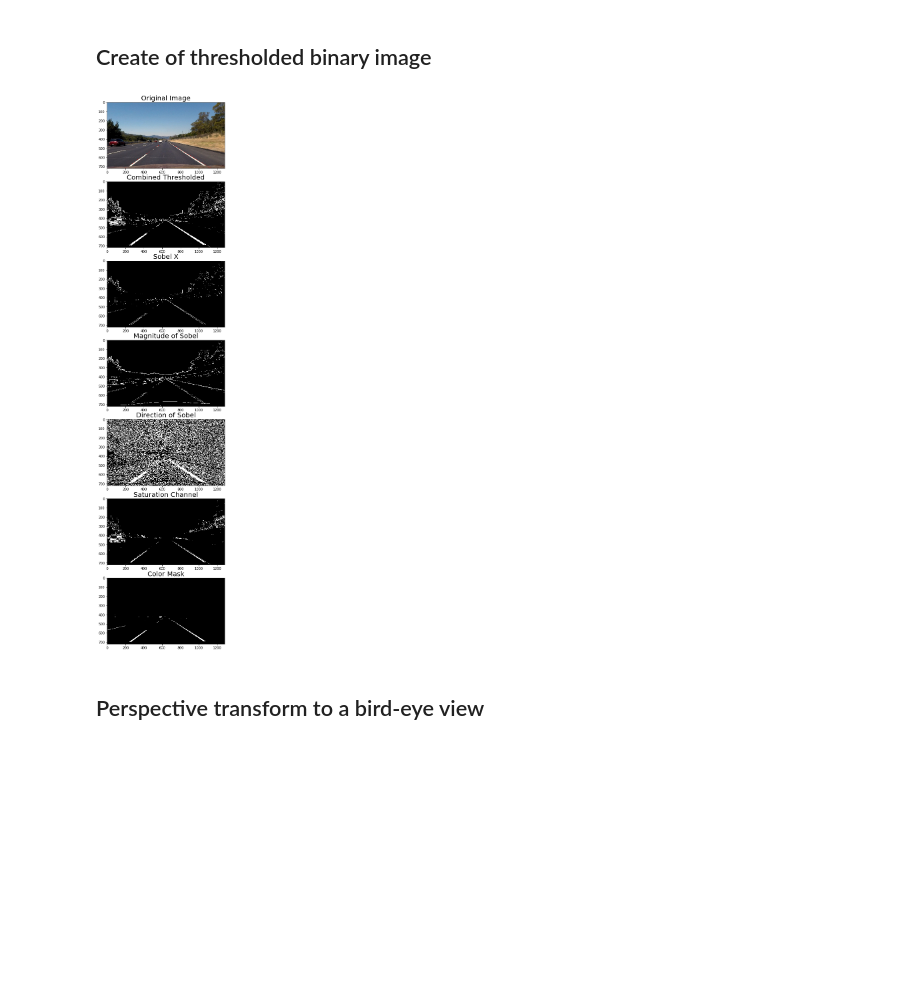
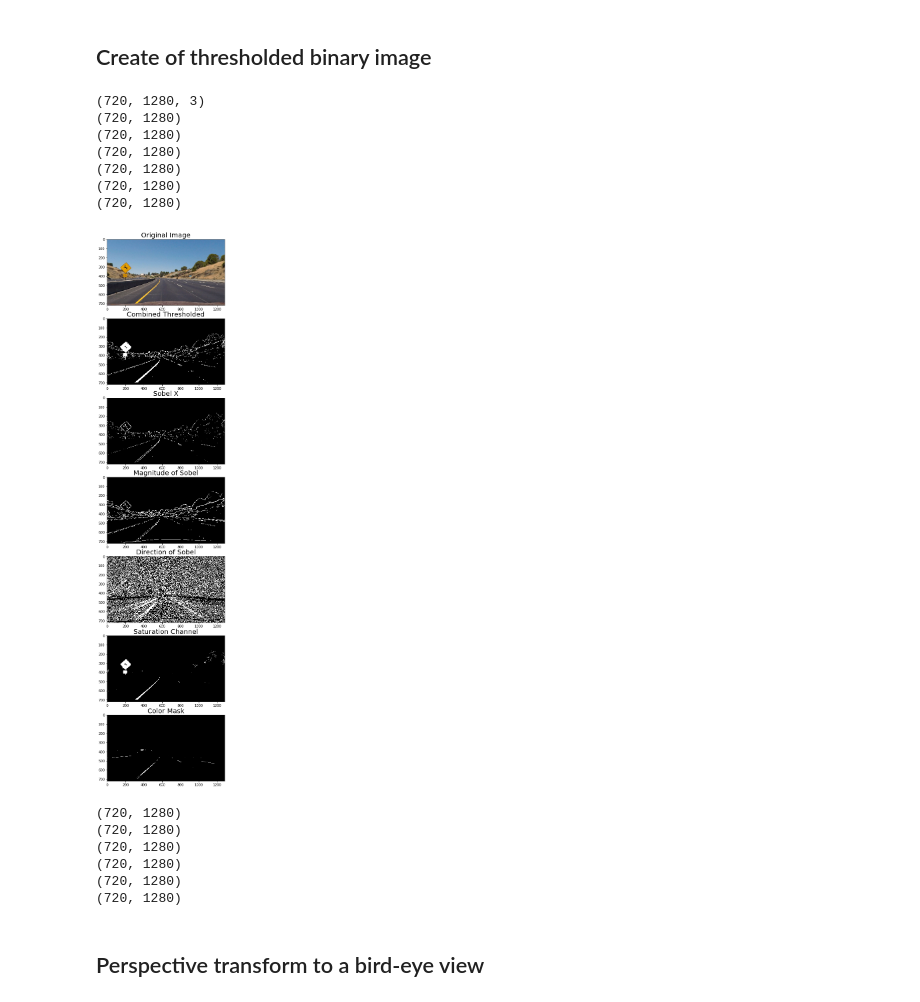
Before and after one commit to demon221/CarND-Advanced-Lane-Lines-P4, a Jupyter notebook: P4.ipynb, the cells around one changed output. Cells and saved outputs as stored; diff of their text form; code cells hidden in the pictures; blank space fills up the shorter version.

```diff
--- a/P4.ipynb
+++ b/P4.ipynb
@@ -211,36 +211,50 @@ def combined_thresh(img):
              ((mag_bin == 1) & (dir_bin == 1)))) |
              (s_bin == 1)] = 1
 
     return combined, absx_bin, mag_bin, dir_bin, s_bin, mask
 
 
 # Read in an undistortion image
 image_test = mpimg.imread('output_images/test_images/undistorted2.jpg')
 
 # Run the function
-combined_test, absx_bin, mag_bin, dir_bin, s_bin, color_mask = combined_thresh(image)
+combined_test, absx_bin, mag_bin, dir_bin, s_bin, color_mask = combined_thresh(image_test)
 
 # Plot the result
 f, (ax1, ax2, ax3, ax4, ax5, ax6, ax7) = plt.subplots(7, 1, figsize=(24, 25))
 
-ax1.imshow(image)
+ax1.imshow(image_test)
 ax1.set_title('Original Image', fontsize=20)
+print(image_test.shape)
 ax2.imshow(combined_test, cmap='gray')
 ax2.set_title('Combined Thresholded', fontsize=20)
+print(combined_test.shape)
 ax3.imshow(absx_bin, cmap='gray')
 ax3.set_title('Sobel X', fontsize=20)
+print(absx_bin.shape)
 ax4.imshow(mag_bin, cmap='gray')
 ax4.set_title('Magnitude of Sobel', fontsize=20)
+print(mag_bin.shape)
 ax5.imshow(dir_bin, cmap='gray')
 ax5.set_title('Direction of Sobel', fontsize=20)
+print(dir_bin.shape)
 ax6.imshow(s_bin, cmap='gray')
 ax6.set_title('Saturation Channel', fontsize=20)
+print(s_bin.shape)
 ax7.imshow(color_mask, cmap='gray')
 ax7.set_title('Color Mask', fontsize=20)
+print(color_mask.shape)
 
 plt.subplots_adjust(left=0., right=1, top=0.9, bottom=0.)
 # %% [output]
+(720, 1280, 3)
+(720, 1280)
+(720, 1280)
+(720, 1280)
+(720, 1280)
+(720, 1280)
+(720, 1280)
-[figure, old version]
+[figure, new version]
 # %%
 # Read the list of test images
 undistorted_images = glob.glob('./output_images/test_images/undistorted*.jpg')
@@ -248,9 +262,17 @@ undistorted_images = glob.glob('./output_images/test_images/undistorted*.jpg')
 for idx, fname in enumerate(undistorted_images):
     img = mpimg.imread(fname)
     combined, absx_bin, mag_bin, dir_bin, s_bin, color_mask = combined_thresh(img)
+    print(combined.shape)
 
     write_name = './output_images/test_images/'+'binary_test'+str(idx+1)+'.jpg'
     mpimg.imsave(write_name, combined, cmap='gray')
+# %% [output]
+(720, 1280)
+(720, 1280)
+(720, 1280)
+(720, 1280)
+(720, 1280)
+(720, 1280)
 # %% [markdown]
 ## Perspective transform to a bird-eye view
 # %%
```
Also changed, not shown: parts of 7 cells of this notebook.
